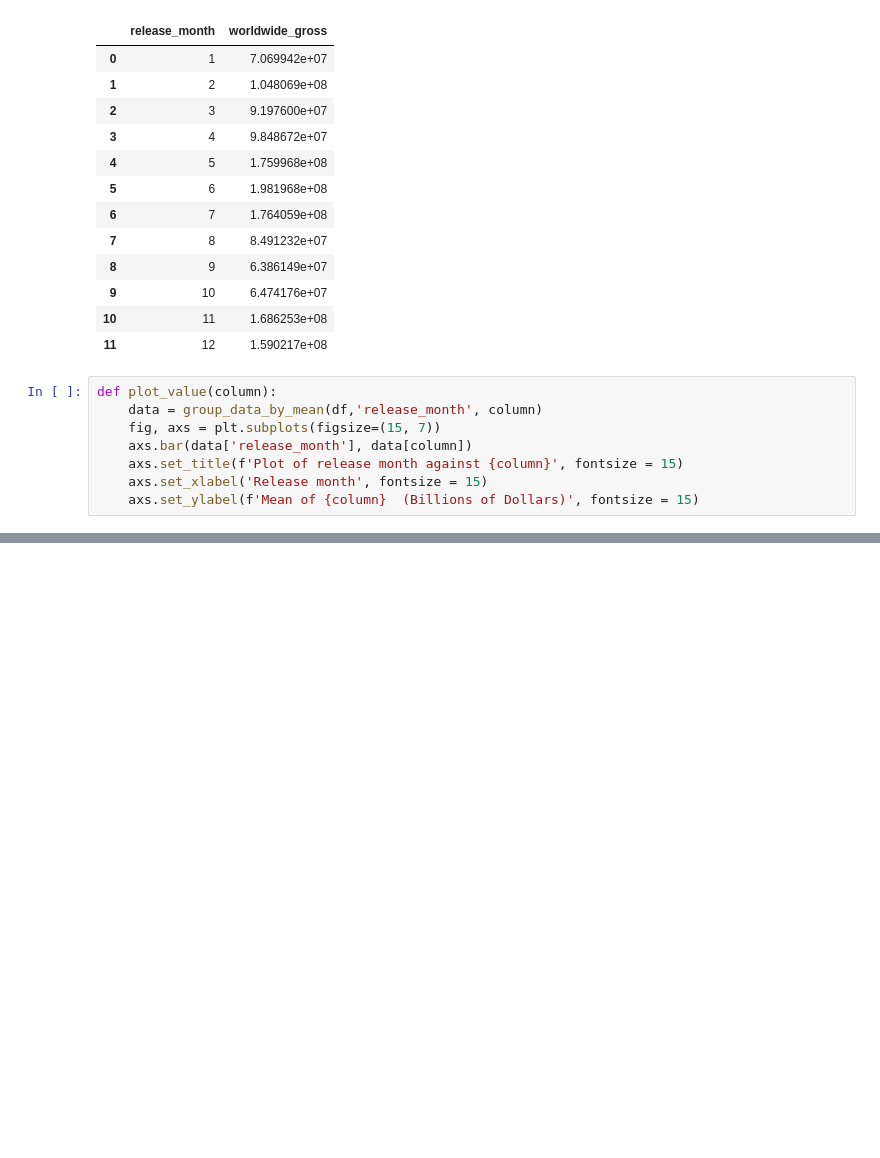
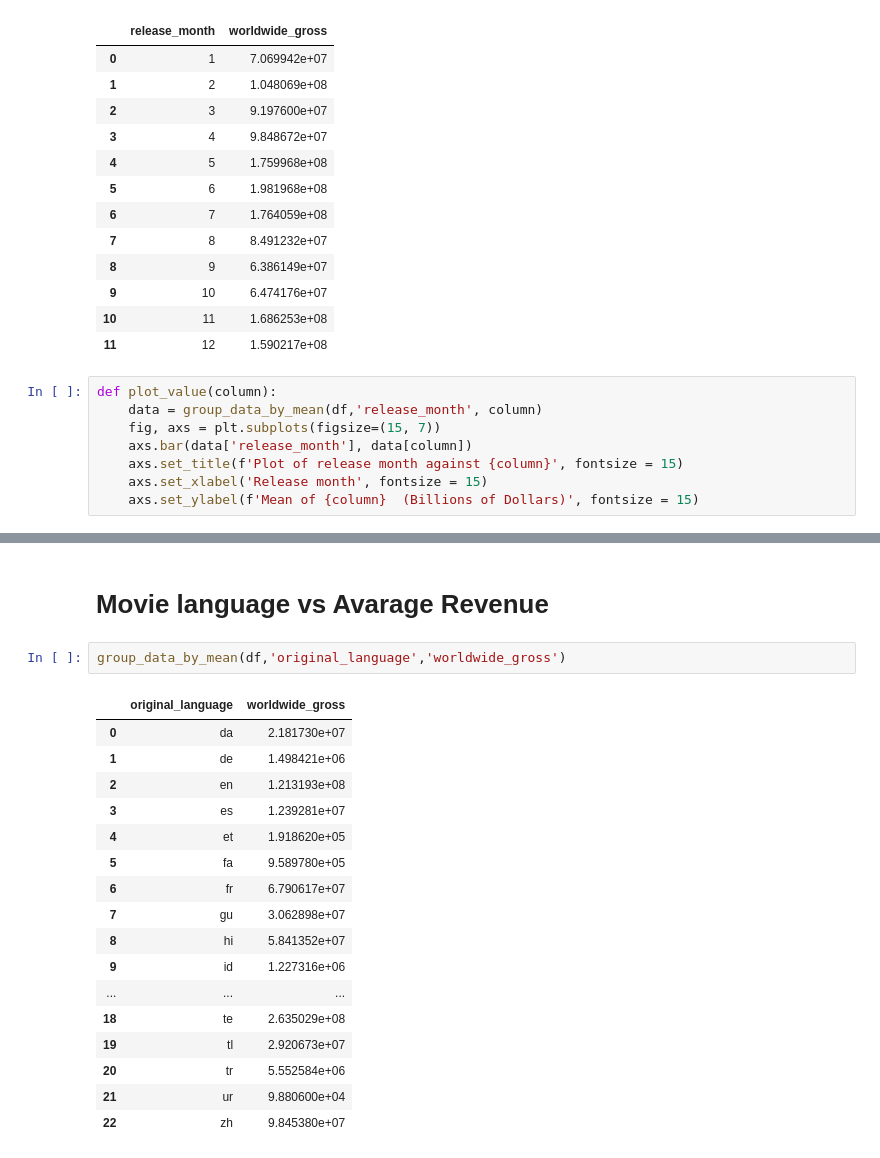
Before and after one commit to boazleleina/Movies-Analysis-and-Visualization, a Jupyter notebook: STUDENT.ipynb, the cells around one changed output, grey strips where cells are left out. Drawn from its saved outputs; the diff is of its cells as text; blank space fills up the shorter version.

```diff
--- a/STUDENT.ipynb
+++ b/STUDENT.ipynb
@@ -661,0 +714,22 @@ def plot_value(column):
+# %% [markdown]
+# Movie language vs Avarage Revenue
+# %%
+group_data_by_mean(df,'original_language','worldwide_gross')
+# %% [output]
+|  | original_language | worldwide_gross |
+| 0 | da | 2.181730e+07 |
+| 1 | de | 1.498421e+06 |
+| 2 | en | 1.213193e+08 |
+| 3 | es | 1.239281e+07 |
+| 4 | et | 1.918620e+05 |
+| 5 | fa | 9.589780e+05 |
+| 6 | fr | 6.790617e+07 |
+| 7 | gu | 3.062898e+07 |
+| 8 | hi | 5.841352e+07 |
+| 9 | id | 1.227316e+06 |
+| ... | ... | ... |
+| 18 | te | 2.635029e+08 |
+| 19 | tl | 2.920673e+07 |
+| 20 | tr | 5.552584e+06 |
+| 21 | ur | 9.880600e+04 |
+| 22 | zh | 9.845380e+07 |
```
Also changed, not shown: parts of 20 cells of this notebook, 1 other file.
